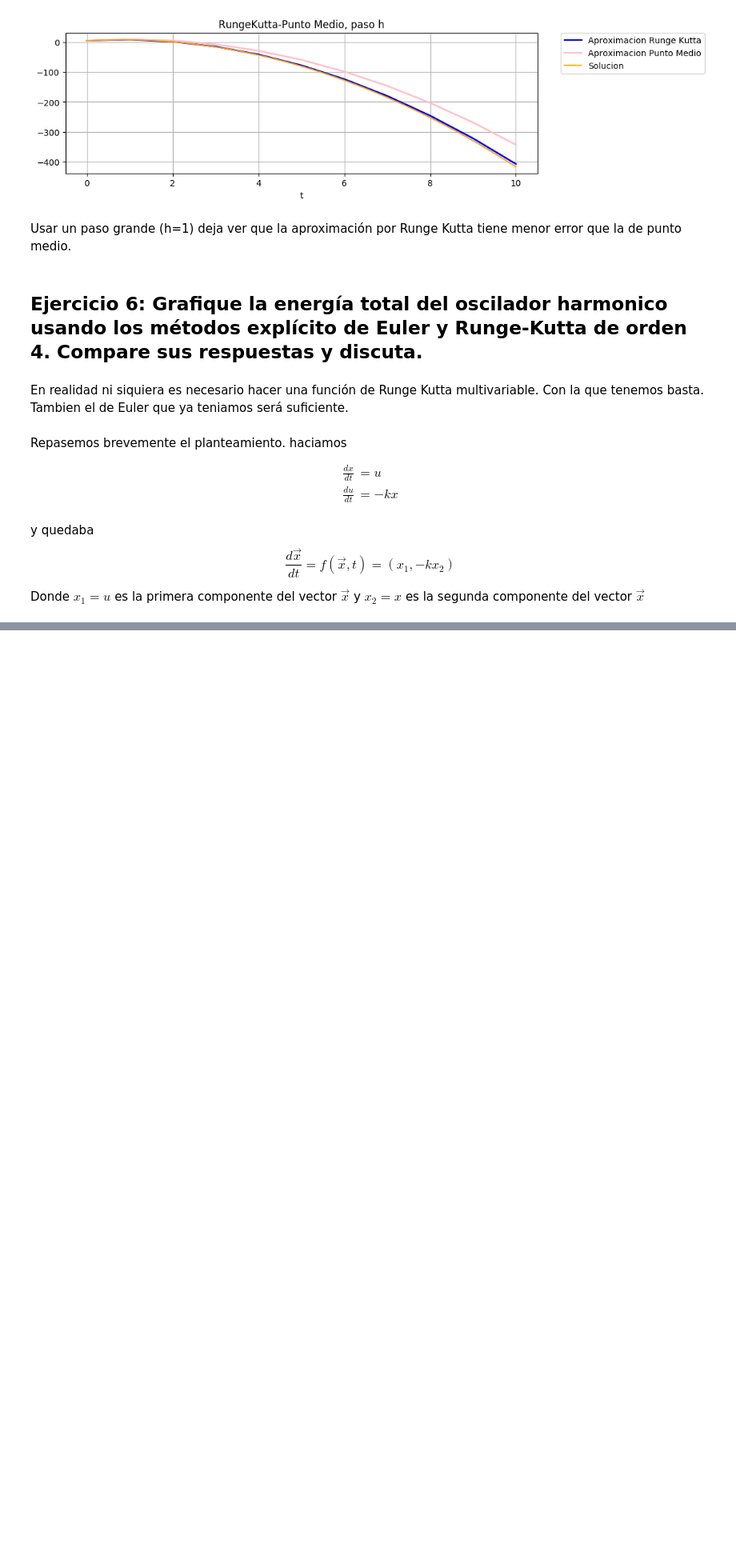
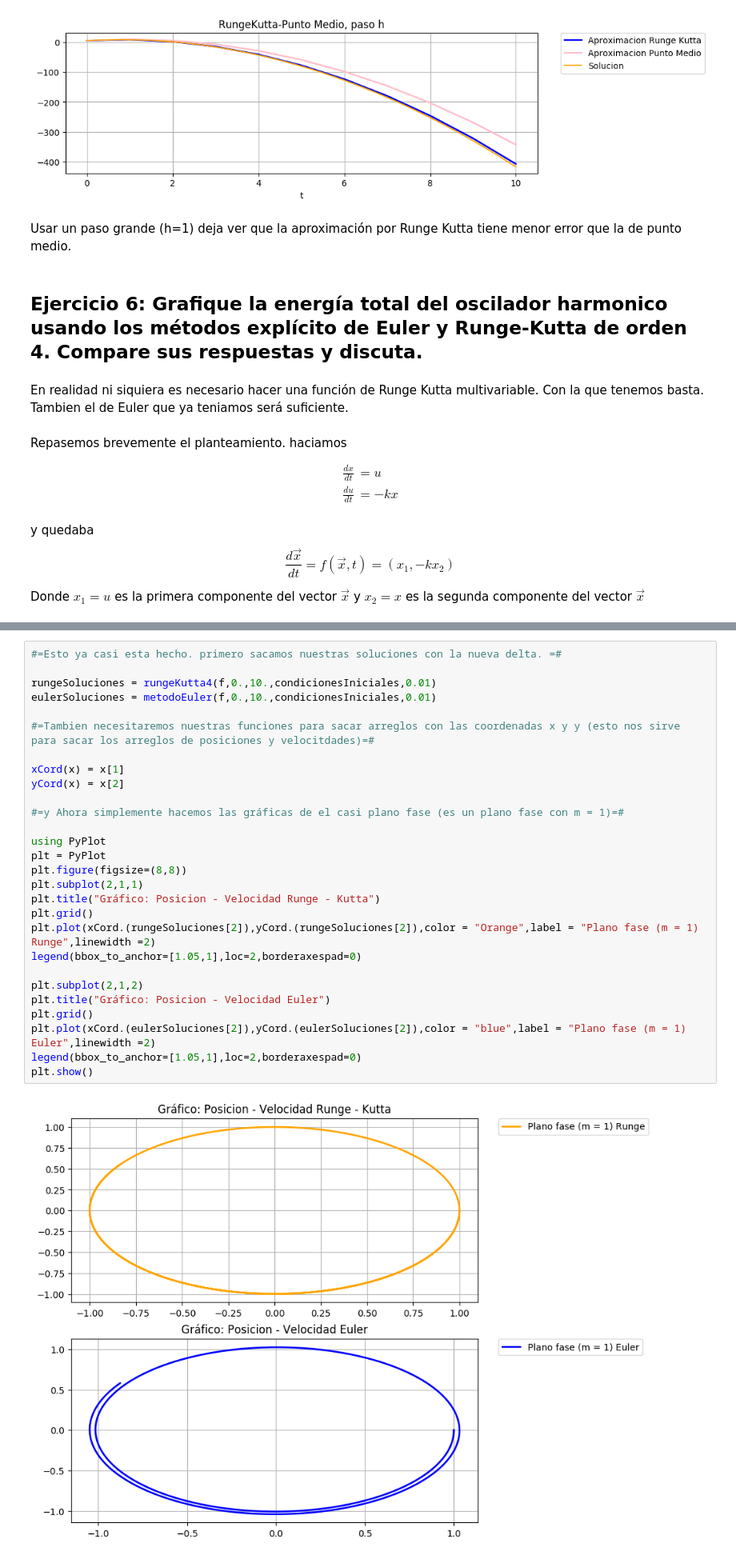
Before and after one commit to walup/Fisica_Computacional_Legaria_Pe-a, a Jupyter notebook: Tarea_12.ipynb, the cells around one changed output, grey strips where cells are left out. Shown at 80% size. Saved outputs shown, nothing was run; the diff lists cells and outputs as text; blank space fills up the shorter version.

```diff
--- a/Tarea_12.ipynb
+++ b/Tarea_12.ipynb
@@ -352,0 +358,30 @@ plt.show()
+# %%
+#=Esto ya casi esta hecho. primero sacamos nuestras soluciones con la nueva delta. =#
+
+rungeSoluciones = rungeKutta4(f,0.,10.,condicionesIniciales,0.01)
+eulerSoluciones = metodoEuler(f,0.,10.,condicionesIniciales,0.01)
+
+#=Tambien necesitaremos nuestras funciones para sacar arreglos con las coordenadas x y y (esto nos sirve para sacar los arreglos de posiciones y velocitdades)=#
+
+xCord(x) = x[1]
+yCord(x) = x[2]
+
+#=y Ahora simplemente hacemos las gráficas de el casi plano fase (es un plano fase con m = 1)=#
+
+using PyPlot
+plt = PyPlot
+plt.figure(figsize=(8,8))
+plt.subplot(2,1,1)
+plt.title("Gráfico: Posicion - Velocidad Runge - Kutta")
+plt.grid()
+plt.plot(xCord.(rungeSoluciones[2]),yCord.(rungeSoluciones[2]),color = "Orange",label = "Plano fase (m = 1) Runge",linewidth =2)
+legend(bbox_to_anchor=[1.05,1],loc=2,borderaxespad=0)
+
+plt.subplot(2,1,2)
+plt.title("Gráfico: Posicion - Velocidad Euler")
+plt.grid()
+plt.plot(xCord.(eulerSoluciones[2]),yCord.(eulerSoluciones[2]),color = "blue",label = "Plano fase (m = 1) Euler",linewidth =2)
+legend(bbox_to_anchor=[1.05,1],loc=2,borderaxespad=0)
+plt.show()
+# %% [output]
+[figure, added]
```
Also changed, not shown: parts of 9 cells of this notebook.
